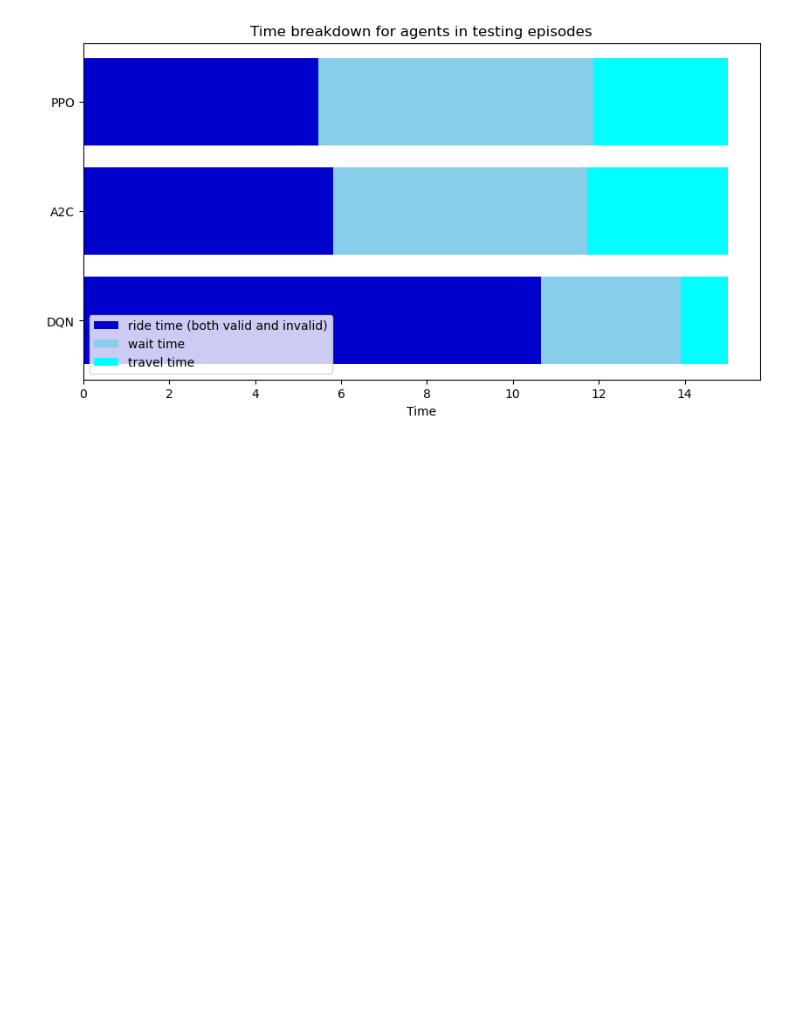
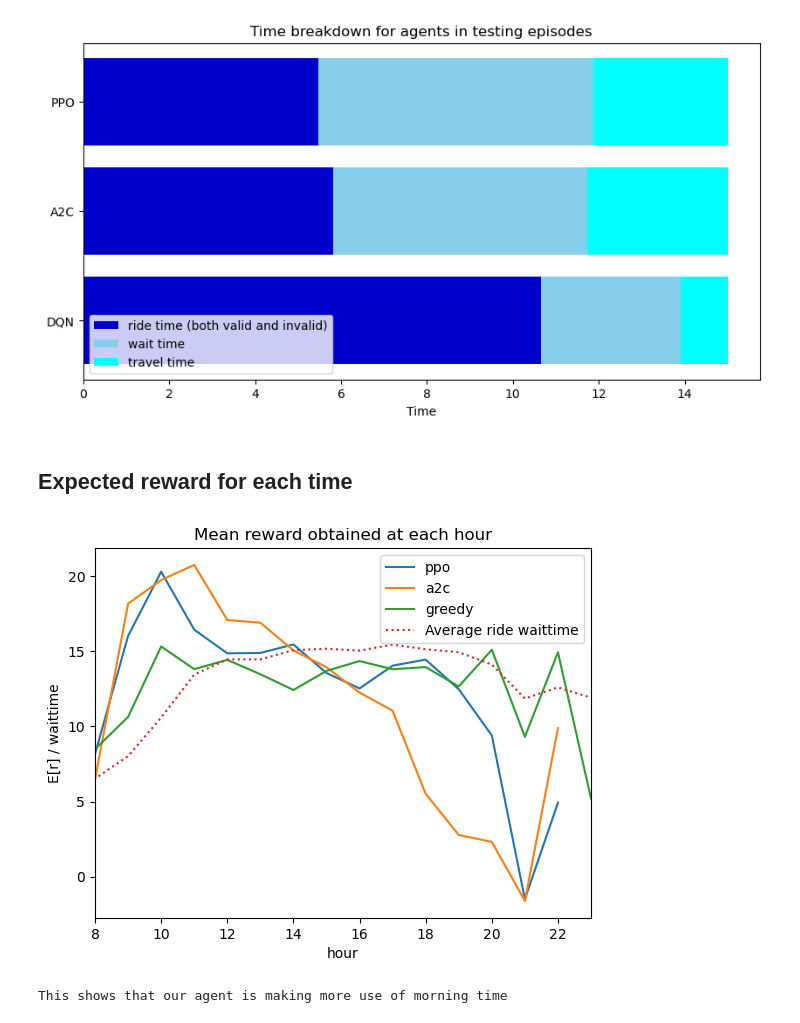
Before and after one commit to Hiroki39/DS-GA-3001-007-Final-Project, a Jupyter notebook: visualize2.ipynb, the cells around one changed output. Saved outputs shown, nothing was run; the diff lists cells and outputs as text; code cells hidden in the pictures; blank space fills up the shorter version.

Commit message:
Update visualize2.ipynb
Update the hour vs. reward graph

```diff
--- a/visualize2.ipynb
+++ b/visualize2.ipynb
@@ -122,3 +122,34 @@ plot_test_reward(agent_list,name,markermap,linemap)
 plt.title("Mean reward in test episode")
 plt.xlabel("Mean Reward")
 plt.barh(name,np.mean(agent_list,axis = 1),color=['purple', 'tab:red', 'green', 'tab:orange', 'tab:blue'][::-1])
+# %% [markdown]
+## Expected reward for each time
+# %%
+def get_hour_vs_reward(df):
+    df = df.assign(hour = [i.hour for i in pd.to_datetime(df.current_time)])
+    df = df.assign(step_reward = df.ride_reward - df.travel_reward)
+    tmp = df[["hour","step_reward"]].groupby("hour").agg("mean")
+    return tmp
+
+plt.figure()
+plt.title("Mean reward obtained at each hour")
+plt.ylabel("E[r] / waittime")
+plt.xlabel("hour")
+for i in ["ppo","a2c","greedy"]:
+    df = pd.read_csv("./test_logs/"+i+".csv")
+    tmp = get_hour_vs_reward(df)
+    plt.plot(tmp.index,tmp.step_reward,label = i)
+
+waittime = pd.read_csv(".\disneyenv\disneyenv\envs\data\disneyRideTimes.csv")
+waittime = waittime[waittime.status != "Closed"]
+waittime = waittime.fillna(0)
+waittime["hour"] = [i.hour for i in pd.to_datetime(waittime.dateTime)]
+tmp = waittime.groupby("hour").agg("mean")
+plt.plot(tmp.index,tmp.waitMins,linestyle = ":",label = "Average ride waittime")
+plt.xlim((8,23))
+plt.legend()
+plt.show()
+print("This shows that our agent is making more use of morning time")
+# %% [output]
+[figure, added]
+This shows that our agent is making more use of morning time
```
Also changed, not shown: parts of 1 cell of this notebook.
